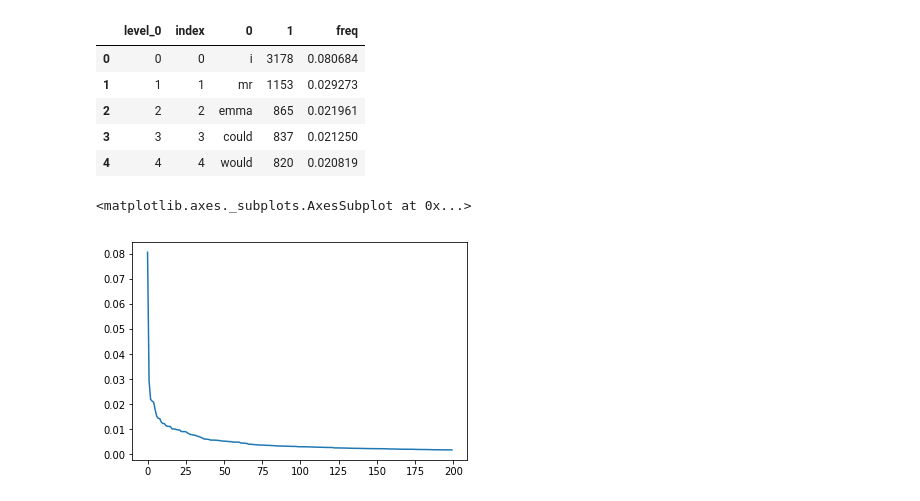
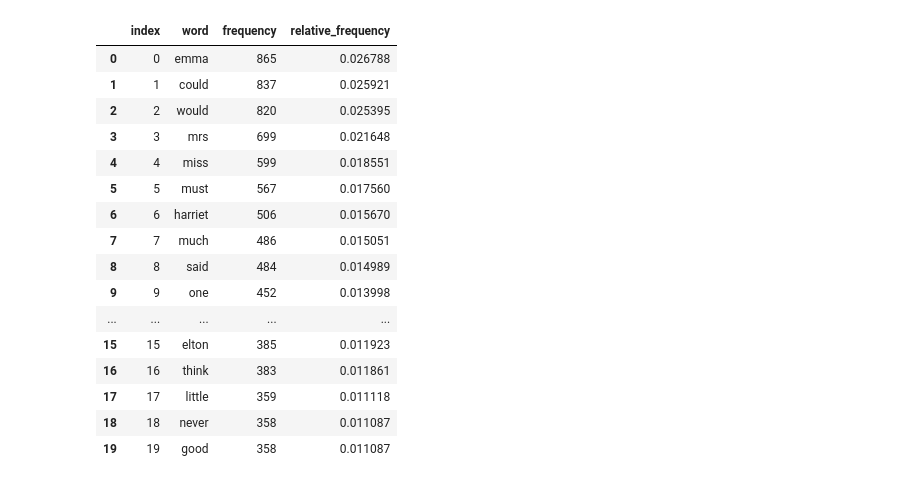
Before and after one commit to jonygeta/DATA620-WEEK-8-ASSIGNMENT-, a Jupyter notebook: DATA 620 Week 8 Assignment.ipynb, the cells around one changed output. Saved outputs shown, nothing was run; the diff lists cells and outputs as text; code cells hidden in the pictures.

```diff
--- a/DATA 620 Week 8 Assignment.ipynb
+++ b/DATA 620 Week 8 Assignment.ipynb
@@ -103,5 +223,6 @@ looking
 # %%
 df = pd.DataFrame(emma_freq_dist.most_common(200))
+df.columns = ['word', 'frequency']
 # %%
 df.head()
 # %% [output]
@@ -114,19 +235,25 @@ df.head()
 # %%
-# Calcualte relative frequency
-df['freq'] = df[1]/df[1].sum()
+# Calculate relative frequency
+df['relative_frequency'] = df['frequency']/df['frequency'].sum()
-# %%
-df.reset_index(inplace=True)
+# %%
+df = df.reset_index(drop=False)
 # %%
-df.head()
+df.head(20)
 # %% [output]
-|  | level_0 | index | 0 | 1 | freq |
-| 0 | 0 | 0 | i | 3178 | 0.080684 |
-| 1 | 1 | 1 | mr | 1153 | 0.029273 |
-| 2 | 2 | 2 | emma | 865 | 0.021961 |
-| 3 | 3 | 3 | could | 837 | 0.021250 |
-| 4 | 4 | 4 | would | 820 | 0.020819 |
+|  | index | word | frequency | relative_frequency |
+| 0 | 0 | emma | 865 | 0.026788 |
+| 1 | 1 | could | 837 | 0.025921 |
+| 2 | 2 | would | 820 | 0.025395 |
+| 3 | 3 | mrs | 699 | 0.021648 |
+| 4 | 4 | miss | 599 | 0.018551 |
+| 5 | 5 | must | 567 | 0.017560 |
+| 6 | 6 | harriet | 506 | 0.015670 |
+| 7 | 7 | much | 486 | 0.015051 |
+| 8 | 8 | said | 484 | 0.014989 |
+| 9 | 9 | one | 452 | 0.013998 |
+| ... | ... | ... | ... | ... |
+| 15 | 15 | elton | 385 | 0.011923 |
+| 16 | 16 | think | 383 | 0.011861 |
+| 17 | 17 | little | 359 | 0.011118 |
+| 18 | 18 | never | 358 | 0.011087 |
+| 19 | 19 | good | 358 | 0.011087 |
-# %%
-df['freq'].plot()
-# %% [output]
-<matplotlib.axes._subplots.AxesSubplot at 0x...>
-[figure, removed]
```
Also changed, not shown: parts of 44 cells of this notebook.
